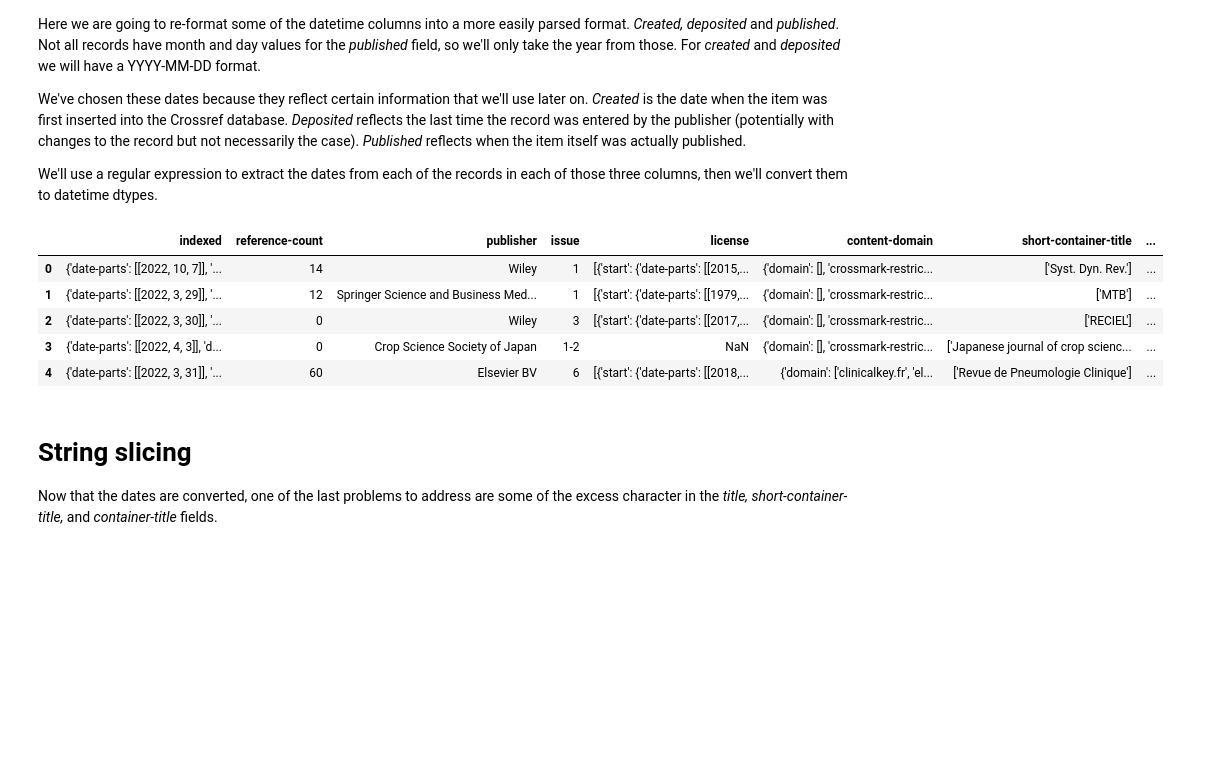
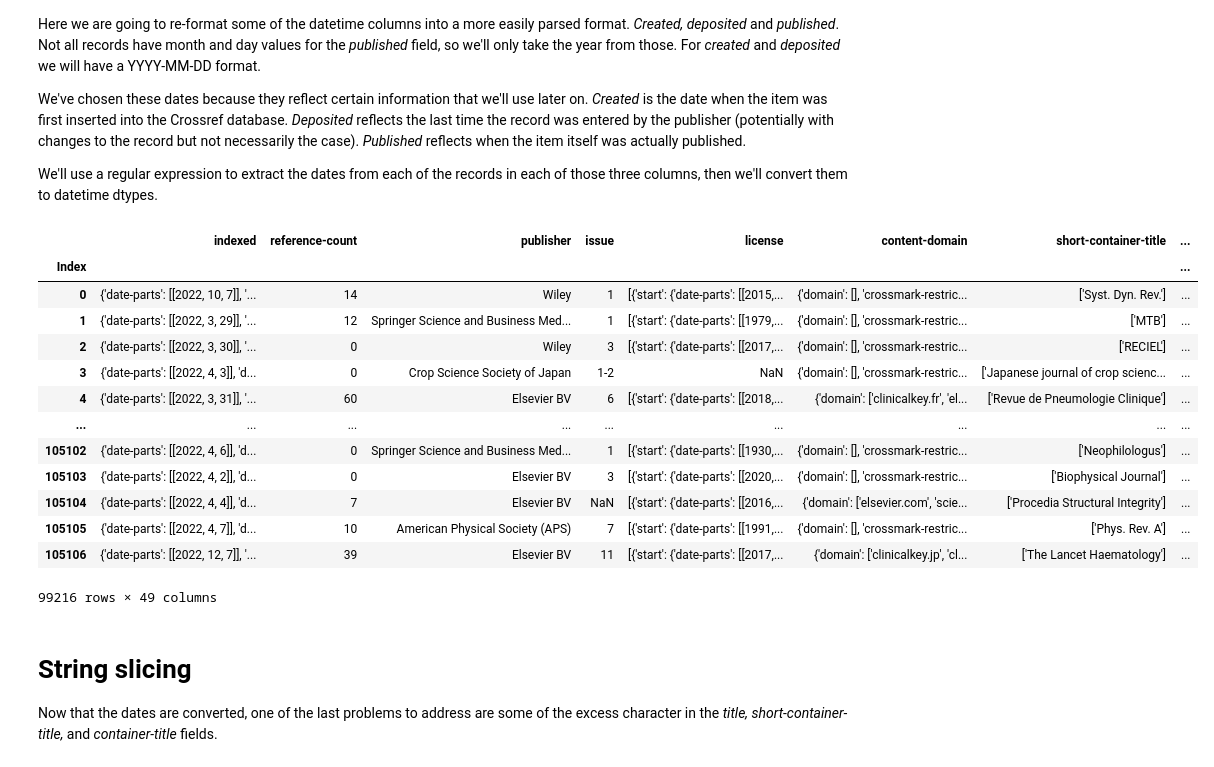
Before and after one commit to ShillyJWakes/crossref-metadata-heurestics, a Jupyter notebook: notebooks/02_data_cleaning.ipynb, the cells around one changed output. Drawn from its saved outputs; the diff is of its cells as text; code cells hidden in the pictures; blank space fills up the shorter version.

Commit message:
fixed faulty cleaning process.
Fixed parsing problem with dates. Increased total sample to 100000

```diff
--- a/notebooks/02_data_cleaning.ipynb
+++ b/notebooks/02_data_cleaning.ipynb
@@ -12,6 +12,5 @@ data_dir = Path('../data')
 input_dir = data_dir / 'input'
 output_dir = data_dir / 'output'
 
-df = pd.read_csv(input_dir / 'phase2_sample.csv').set_index('Unnamed: 0')
+df = pd.read_csv(input_dir / '01_raw_data.csv').set_index('Unnamed: 0')
 df.index.names = ['Index']
-df.head()
@@ -113,22 +100,0 @@ We'd like our sample to be as close as possible to 100,000 records. So, seeing a
-# %%
-import time
-from habanero import Crossref, WorksContainer
-cr = Crossref(mailto='dennis.donathanii@protonmail.com')
-while len(set(df['DOI'])) < 100000:
-    search = cr.works(filter={'type':'journal-article'}, sample=100)
-    x = WorksContainer(search)
-    ndf = pd.DataFrame(x.works)
-    df = pd.concat([df,ndf], ignore_index=True)
-    time.sleep(5)
-# %%
-#Duplicate dropping
-df.drop_duplicates(subset=['DOI'], keep='first', inplace=True)
-# Dropping non-journal articles based on keyword
-editorial = df.loc[df.title.str.contains(r'editorial|errata|contents|conference|proceedings|masthead|symposium|abstract|Book Review|ChemInform',
-                                         regex=True, case=False, na=False)]
-df.drop(editorial.index, inplace=True)
-#Dropping any additional conference journals
-conferences = df.loc[df['container-title'].str.contains(r'conference|ChemInform', regex=True, case=False, na=False)]
-df.drop(conferences.index, inplace=True)
-#Check size of dataframe
-df.shape
@@ -137,5 +101,5 @@ df.shape
 # %%
-extras = df.sample(n=78, random_state=42)
+extras = df.sample(n=784, random_state=42)
 df.drop(extras.index, inplace=True)
 df
 # %% [output]
@@ -162,18 +127,26 @@ We'll use a regular expression to extract the dates from each of the records in
 # %%
 date_columns = ['created', 'deposited']
 
 for col in date_columns:
     df[col] = df[col].str.extract(r"\'(\d{4}\S\d{2}\S\d{2})")
     df[col] = pd.to_datetime(df[col], format="%Y-%m-%d")
 df['published'] = df['published'].str.extract(r"(\d{4})")
-df.head()
+df
 # %% [output]
 |  | indexed | reference-count | publisher | issue | license | content-domain | short-container-title | ... |
+| Index |  |  |  |  |  |  |  | ... |
 | 0 | {'date-parts': [[2022, 10, 7]], '... | 14 | Wiley | 1 | [{'start': {'date-parts': [[2015,... | {'domain': [], 'crossmark-restric... | ['Syst. Dyn. Rev.'] | ... |
 | 1 | {'date-parts': [[2022, 3, 29]], '... | 12 | Springer Science and Business Med... | 1 | [{'start': {'date-parts': [[1979,... | {'domain': [], 'crossmark-restric... | ['MTB'] | ... |
 | 2 | {'date-parts': [[2022, 3, 30]], '... | 0 | Wiley | 3 | [{'start': {'date-parts': [[2017,... | {'domain': [], 'crossmark-restric... | ['RECIEL'] | ... |
 | 3 | {'date-parts': [[2022, 4, 3]], 'd... | 0 | Crop Science Society of Japan | 1-2 | NaN | {'domain': [], 'crossmark-restric... | ['Japanese journal of crop scienc... | ... |
 | 4 | {'date-parts': [[2022, 3, 31]], '... | 60 | Elsevier BV | 6 | [{'start': {'date-parts': [[2018,... | {'domain': ['clinicalkey.fr', 'el... | ['Revue de Pneumologie Clinique'] | ... |
+| ... | ... | ... | ... | ... | ... | ... | ... | ... |
+| 105102 | {'date-parts': [[2022, 4, 6]], 'd... | 0 | Springer Science and Business Med... | 1 | [{'start': {'date-parts': [[1930,... | {'domain': [], 'crossmark-restric... | ['Neophilologus'] | ... |
+| 105103 | {'date-parts': [[2022, 4, 2]], 'd... | 0 | Elsevier BV | 3 | [{'start': {'date-parts': [[2020,... | {'domain': [], 'crossmark-restric... | ['Biophysical Journal'] | ... |
+| 105104 | {'date-parts': [[2022, 4, 4]], 'd... | 7 | Elsevier BV | NaN | [{'start': {'date-parts': [[2016,... | {'domain': ['elsevier.com', 'scie... | ['Procedia Structural Integrity'] | ... |
+| 105105 | {'date-parts': [[2022, 4, 7]], 'd... | 10 | American Physical Society (APS) | 7 | [{'start': {'date-parts': [[1991,... | {'domain': [], 'crossmark-restric... | ['Phys. Rev. A'] | ... |
+| 105106 | {'date-parts': [[2022, 12, 7]], '... | 39 | Elsevier BV | 11 | [{'start': {'date-parts': [[2017,... | {'domain': ['clinicalkey.jp', 'cl... | ['The Lancet Haematology'] | ... |
+99216 rows × 49 columns
 # %% [markdown]
 # String slicing
 Now that the dates are converted, one of the last problems to address are some of the excess character in the *title, short-container-title,* and *container-title* fields.
```
Also changed, not shown: parts of 12 cells of this notebook, 4 other files.
